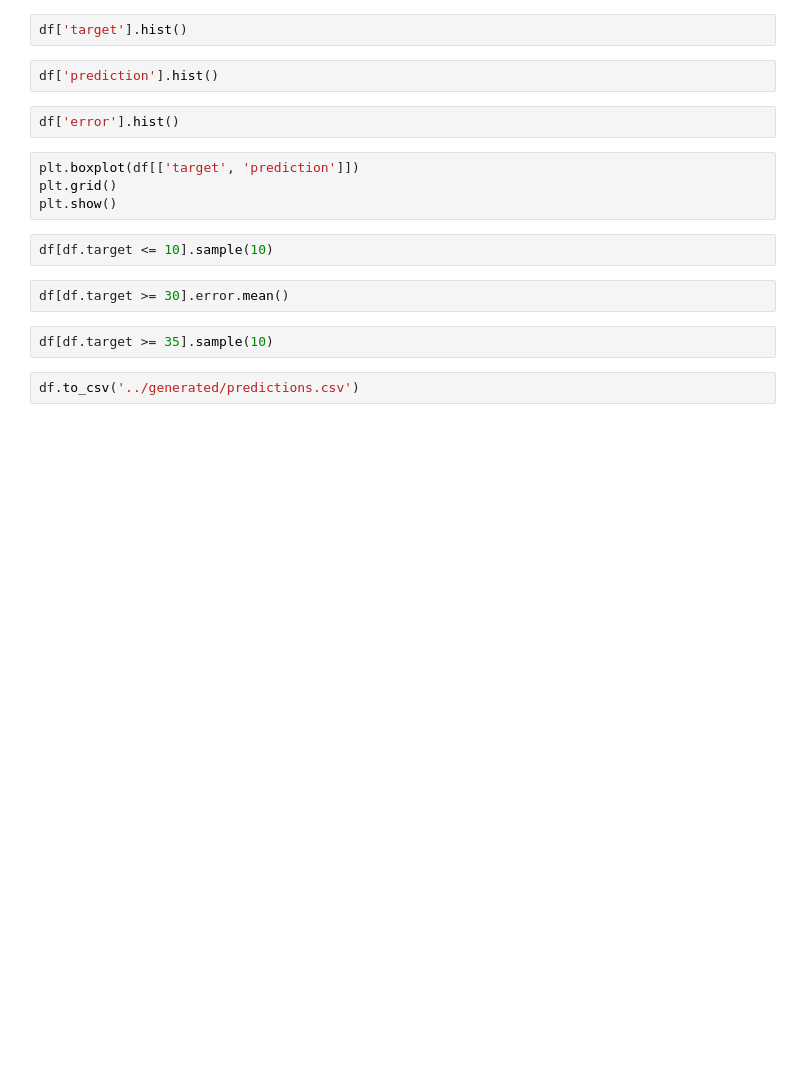
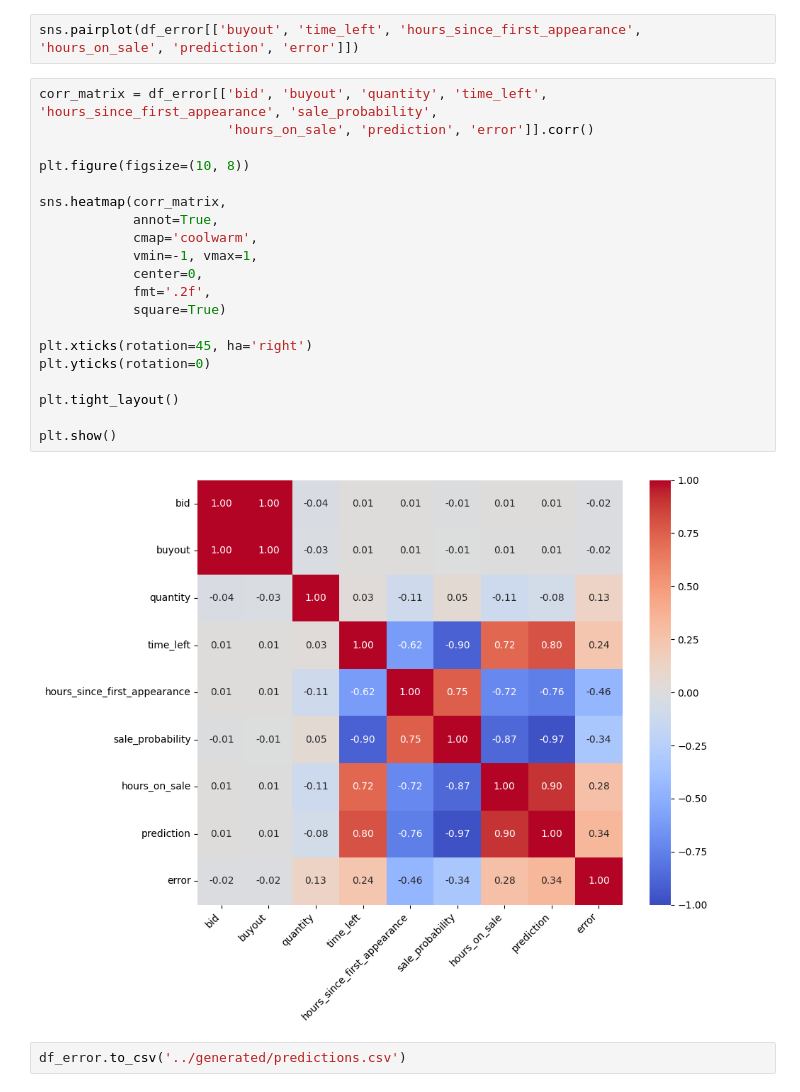
Before and after one commit to AngelUrq/auction_classic, a Jupyter notebook: notebooks/rnn_evaluation.ipynb, the cells around one changed output. Drawn from its saved outputs; the diff is of its cells as text; blank space fills up the shorter version.

```diff
--- a/notebooks/rnn_evaluation.ipynb
+++ b/notebooks/rnn_evaluation.ipynb
@@ -245,18 +323,26 @@ df.query('target > 30').sample(10)
-# %%
-df['target'].hist()
-# %%
-df['prediction'].hist()
-# %%
-df['error'].hist()
-# %%
-plt.boxplot(df[['target', 'prediction']])
-plt.grid()
-plt.show()
-# %%
-df[df.target <= 10].sample(10)
-# %%
-df[df.target >= 30].error.mean()
-# %%
-df[df.target >= 35].sample(10)
+# %%
+sns.pairplot(df_error[['buyout', 'time_left', 'hours_since_first_appearance', 'hours_on_sale', 'prediction', 'error']])
+# %%
+corr_matrix = df_error[['bid', 'buyout', 'quantity', 'time_left', 'hours_since_first_appearance', 'sale_probability',
+                        'hours_on_sale', 'prediction', 'error']].corr()
+
+plt.figure(figsize=(10, 8))
+
+sns.heatmap(corr_matrix,
+            annot=True,
+            cmap='coolwarm',
+            vmin=-1, vmax=1,
+            center=0,
+            fmt='.2f',
+            square=True)
+
+plt.xticks(rotation=45, ha='right')
+plt.yticks(rotation=0)
+
+plt.tight_layout()
+
+plt.show()
+# %% [output]
+[figure, added]
 # %%
-df.to_csv('../generated/predictions.csv')
+df_error.to_csv('../generated/predictions.csv')
```
Also changed, not shown: parts of 17 cells of this notebook.
